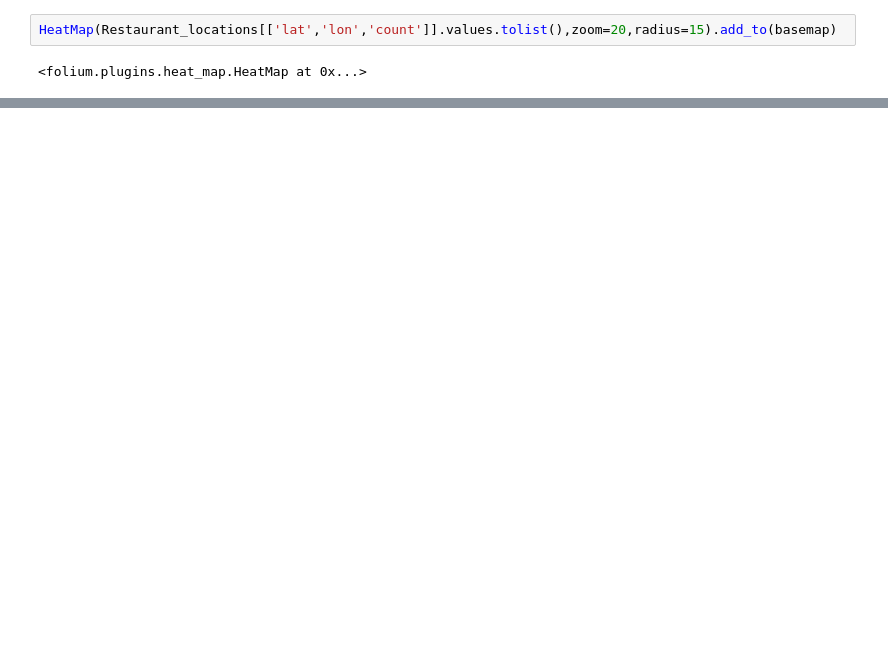
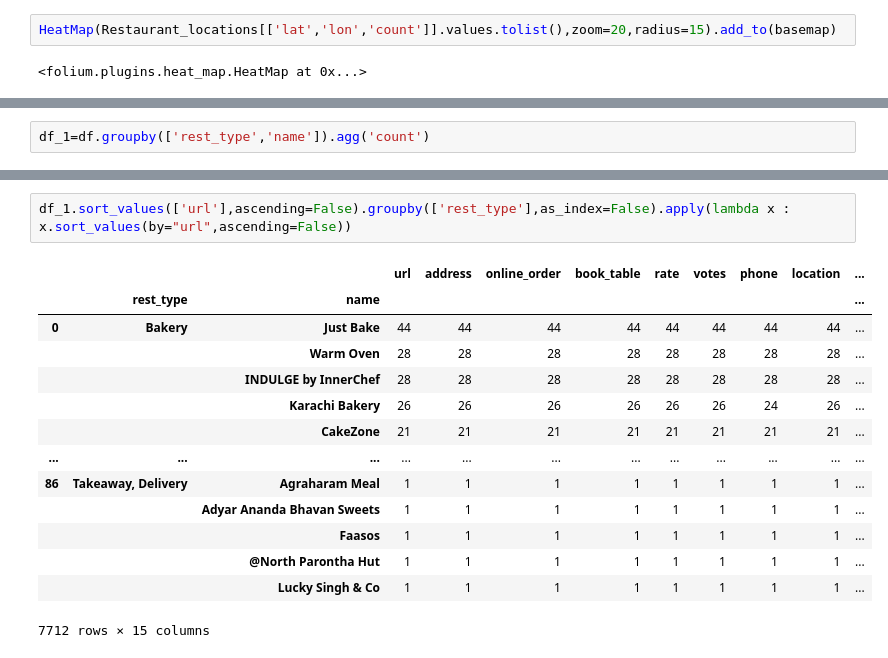
Before and after one commit to Data-Analysis-Projects-Udemy/Project-3-Geospatial-Analysis-Project, a Jupyter notebook: Zomato_EDA.ipynb, the cells around one changed output, grey strips where cells are left out. Drawn from its saved outputs; the diff is of its cells as text; blank space fills up the shorter version.

```diff
--- a/Zomato_EDA.ipynb
+++ b/Zomato_EDA.ipynb
@@ -828,0 +849,2 @@ basemap
+# %%
+df_1=df.groupby(['rest_type','name']).agg('count')
@@ -828,0 +868,17 @@ basemap
+# %%
+df_1.sort_values(['url'],ascending=False).groupby(['rest_type'],as_index=False).apply(lambda x : x.sort_values(by="url",ascending=False))
+# %% [output]
+|  |  |  | url | address | online_order | book_table | rate | votes | phone | location | ... |
+|  | rest_type | name |  |  |  |  |  |  |  |  | ... |
+| 0 | Bakery | Just Bake | 44 | 44 | 44 | 44 | 44 | 44 | 44 | 44 | ... |
+|  |  | Warm Oven | 28 | 28 | 28 | 28 | 28 | 28 | 28 | 28 | ... |
+|  |  | INDULGE by InnerChef | 28 | 28 | 28 | 28 | 28 | 28 | 28 | 28 | ... |
+|  |  | Karachi Bakery | 26 | 26 | 26 | 26 | 26 | 26 | 24 | 26 | ... |
+|  |  | CakeZone | 21 | 21 | 21 | 21 | 21 | 21 | 21 | 21 | ... |
+| ... | ... | ... | ... | ... | ... | ... | ... | ... | ... | ... | ... |
+| 86 | Takeaway, Delivery | Agraharam Meal | 1 | 1 | 1 | 1 | 1 | 1 | 1 | 1 | ... |
+|  |  | Adyar Ananda Bhavan Sweets | 1 | 1 | 1 | 1 | 1 | 1 | 1 | 1 | ... |
+|  |  | Faasos | 1 | 1 | 1 | 1 | 1 | 1 | 1 | 1 | ... |
+|  |  | @North Parontha Hut | 1 | 1 | 1 | 1 | 1 | 1 | 1 | 1 | ... |
+|  |  | Lucky Singh & Co | 1 | 1 | 1 | 1 | 1 | 1 | 1 | 1 | ... |
+7712 rows × 15 columns
```
Also changed, not shown: parts of 8 cells of this notebook, 3 other files.
